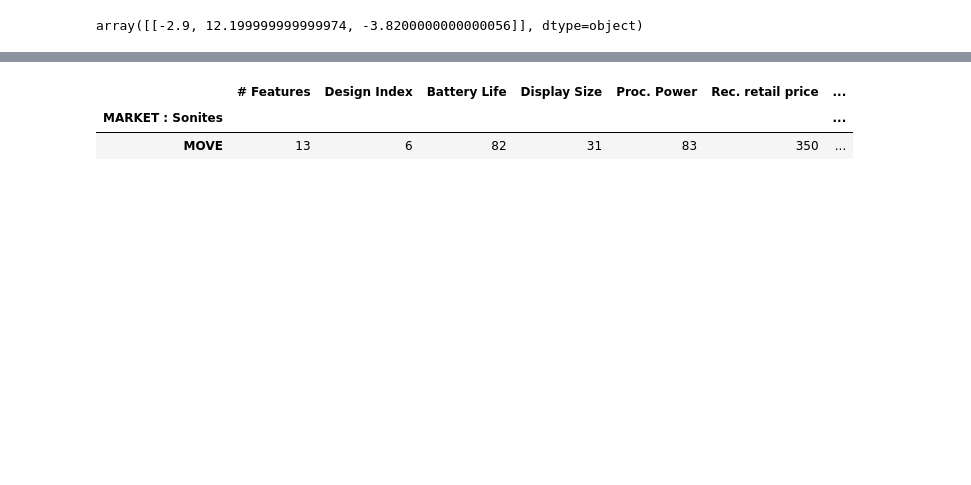
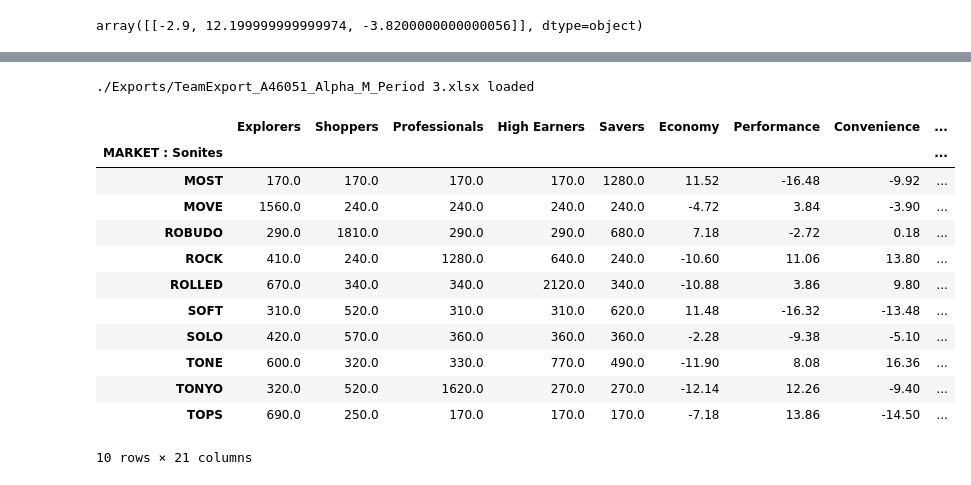
Before and after one commit to FedericoCortesi/Markstrat, a Jupyter notebook: test_notebook.ipynb, the cells around one changed output, grey strips where cells are left out. Drawn from its saved outputs; the diff is of its cells as text; code cells hidden in the pictures; blank space fills up the shorter version.

```diff
--- a/test_notebook.ipynb
+++ b/test_notebook.ipynb
@@ -74,6 +78,26 @@ relevance_score(mds_solved, target_mds, max_distance_1D=40, weights=[1/3, 1/3, 1
-# %%
-son.move_features
-# %% [output]
-|  | # Features | Design Index | Battery Life | Display Size | Proc. Power | Rec. retail price | ... |
-| MARKET : Sonites |  |  |  |  |  |  | ... |
-| MOVE | 13 | 6 | 82 | 31 | 83 | 350 | ... |
+# %%
+from DataLoader import DataLoader
+
+dl = DataLoader()
+
+df = dl.load_all_sonites()
+# %% [output]
+./Exports/TeamExport_A46051_Alpha_M_Period 3.xlsx loaded
+# %%
+df = df.astype(float)
+
+df
+# %% [output]
+|  | Explorers | Shoppers | Professionals | High Earners | Savers | Economy | Performance | Convenience | ... |
+| MARKET : Sonites |  |  |  |  |  |  |  |  | ... |
+| MOST | 170.0 | 170.0 | 170.0 | 170.0 | 1280.0 | 11.52 | -16.48 | -9.92 | ... |
+| MOVE | 1560.0 | 240.0 | 240.0 | 240.0 | 240.0 | -4.72 | 3.84 | -3.90 | ... |
+| ROBUDO | 290.0 | 1810.0 | 290.0 | 290.0 | 680.0 | 7.18 | -2.72 | 0.18 | ... |
+| ROCK | 410.0 | 240.0 | 1280.0 | 640.0 | 240.0 | -10.60 | 11.06 | 13.80 | ... |
+| ROLLED | 670.0 | 340.0 | 340.0 | 2120.0 | 340.0 | -10.88 | 3.86 | 9.80 | ... |
+| SOFT | 310.0 | 520.0 | 310.0 | 310.0 | 620.0 | 11.48 | -16.32 | -13.48 | ... |
+| SOLO | 420.0 | 570.0 | 360.0 | 360.0 | 360.0 | -2.28 | -9.38 | -5.10 | ... |
+| TONE | 600.0 | 320.0 | 330.0 | 770.0 | 490.0 | -11.90 | 8.08 | 16.36 | ... |
+| TONYO | 320.0 | 520.0 | 1620.0 | 270.0 | 270.0 | -12.14 | 12.26 | -9.40 | ... |
+| TOPS | 690.0 | 250.0 | 170.0 | 170.0 | 170.0 | -7.18 | 13.86 | -14.50 | ... |
+10 rows × 21 columns
```
Also changed, not shown: parts of 9 cells of this notebook, 5 other files.
